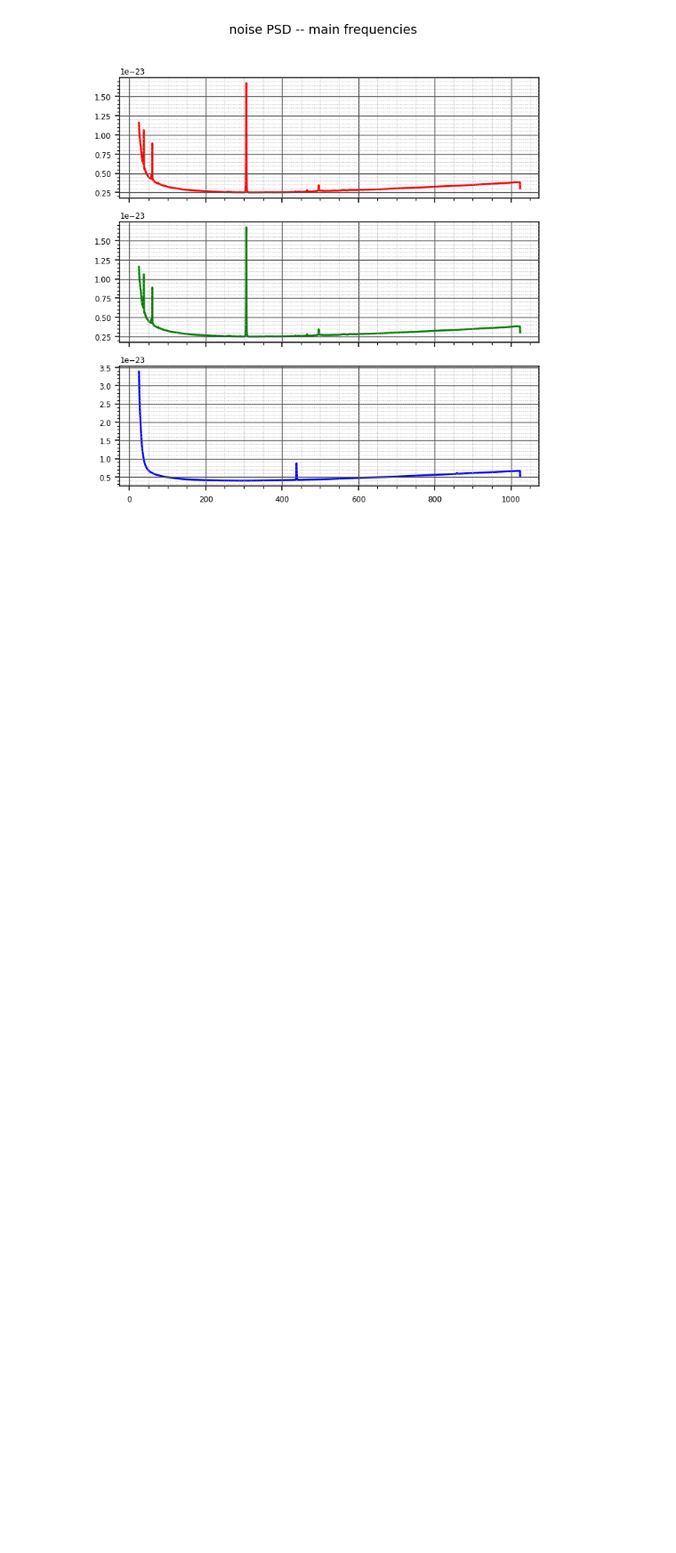
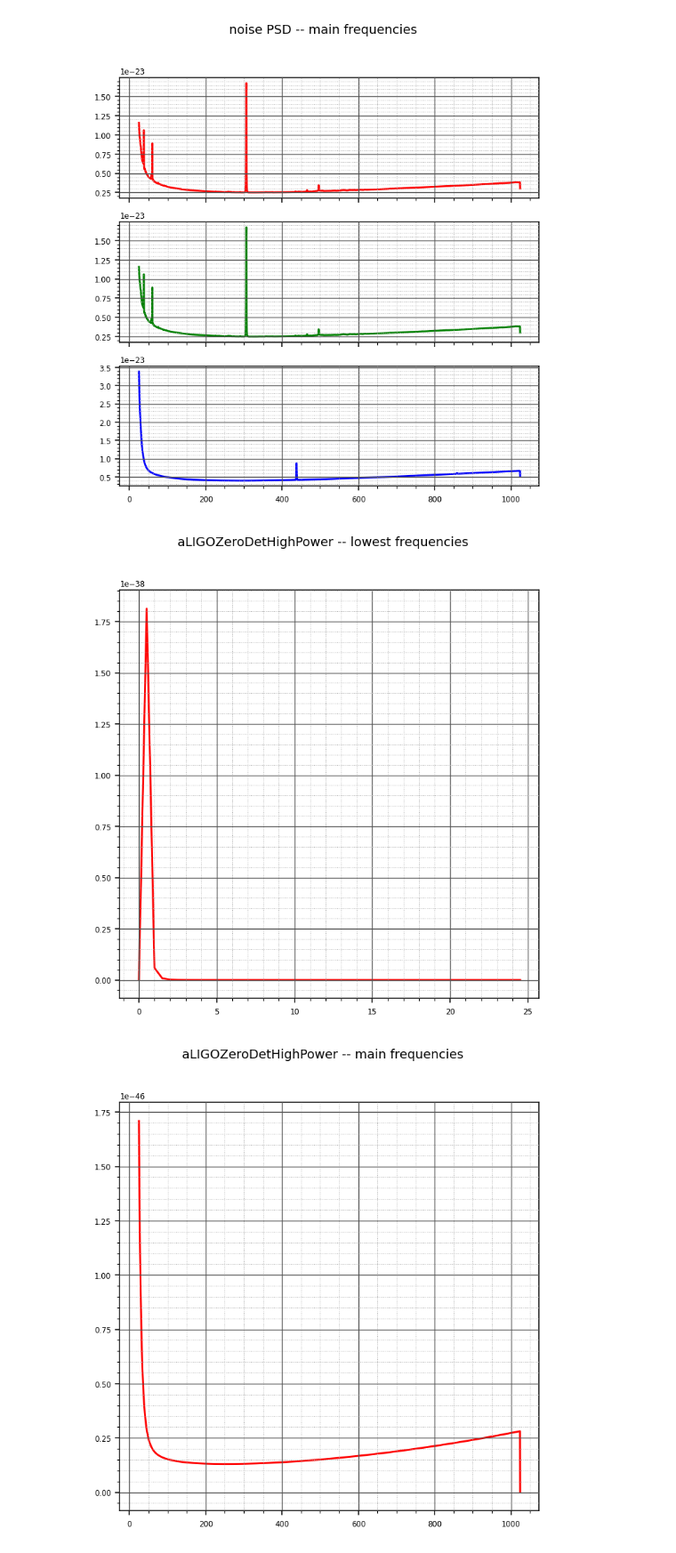
Before and after one commit to wisdom-parts/kaggle-gw, a Jupyter notebook: notebooks/validate_noise_psd.ipynb, the cells around one changed output. Shown at 89% size. Drawn from its saved outputs; the diff is of its cells as text; code cells hidden in the pictures; blank space fills up the shorter version.

```diff
--- a/notebooks/validate_noise_psd.ipynb
+++ b/notebooks/validate_noise_psd.ipynb
@@ -36,7 +37,7 @@ plt.rc('figure', titlesize=BIGGER_FONT_SIZE)  # fontsize of the figure title
 # %%
 SIGNAL_COLORS = ['red', 'green', 'blue']
 
-def plot_line(ax, x, ys, idx):
+def plot_line_on_axes(ax, x, ys, idx):
     ax.minorticks_on()
     ax.grid(which='major', color='#555555', linestyle='-', linewidth=0.7)
     ax.grid(which='minor', color='#AAAAAA', linestyle=':', linewidth=0.5)
@@ -45,9 +46,12 @@ def plot_line(ax, x, ys, idx):
     ax.plot(x, ys[idx], SIGNAL_COLORS[idx])
 
 def plot_lines(title, x, ys):
-    fig, axs = plt.subplots(nrows=3, ncols=1, sharex=True, figsize=[6, 6])
-    for i in range(3):
-        plot_line(axs[i], x, ys, i)
+    fig, axs = plt.subplots(nrows=len(ys), ncols=1, sharex=True, figsize=[6, 6])
+    if len(ys) == 1:
+        plot_line_on_axes(axs, x, ys, 0)
+    else:
+        for i in range(len(ys)):
+            plot_line_on_axes(axs[i], x, ys, i)
     fig.suptitle(title)
     plt.show()
 # %%
@@ -73,3 +81,11 @@ plot_lines("noise PSD -- main frequencies", sample_frequencies[X_SPLIT:], noise[
 # %% [output]
 [figure]
 [figure]
+# %%
+comp1 = pycbc_psd.aLIGOZeroDetHighPower(2049, 0.5, 0)
+# %%
+plot_lines("aLIGOZeroDetHighPower -- lowest frequencies", comp1.sample_frequencies[0:X_SPLIT], [comp1[0:X_SPLIT]])
+plot_lines("aLIGOZeroDetHighPower -- main frequencies", comp1.sample_frequencies[X_SPLIT:], [comp1[X_SPLIT:]])
+# %% [output]
+[figure, added]
+[figure, added]
```
Also changed, not shown: parts of 3 cells of this notebook.
